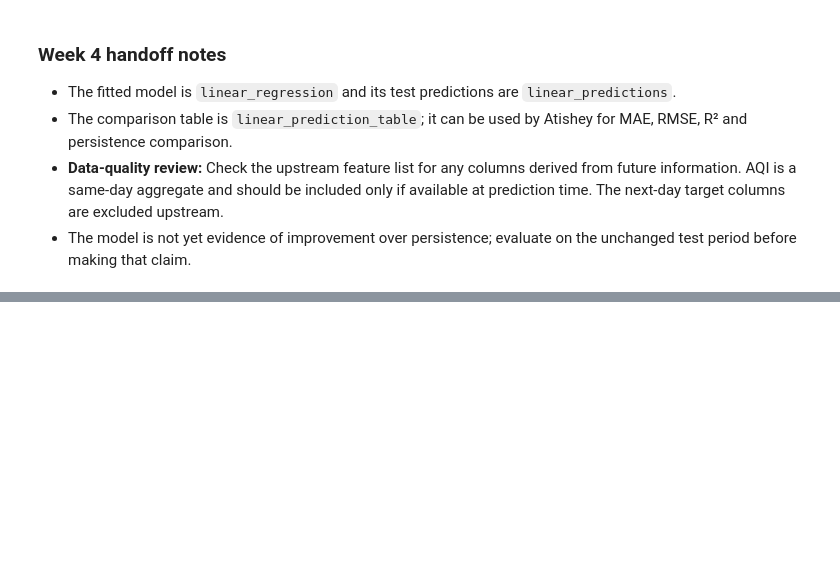
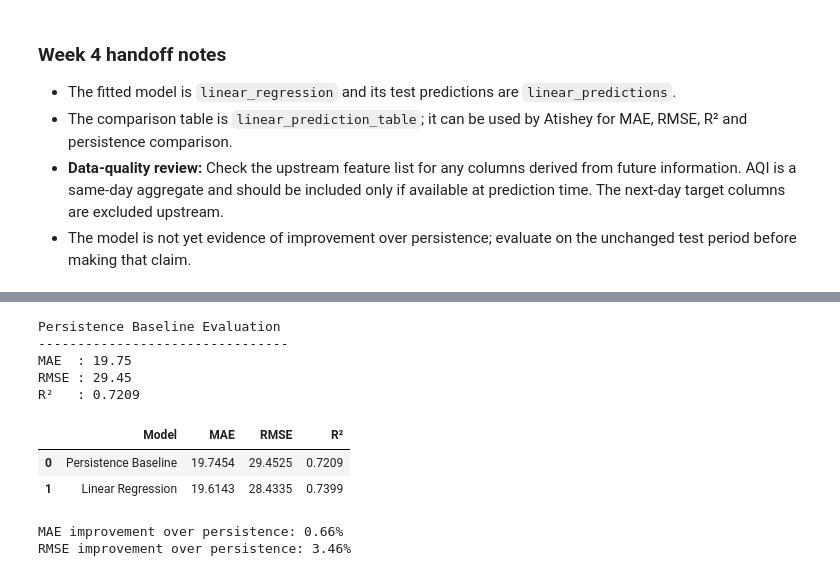
Before and after one commit to ajain347/NextDay-Air-quality-index_predictor, a Jupyter notebook: notebooks/03-models.ipynb, the cells around one changed output, grey strips where cells are left out. Saved outputs shown, nothing was run; the diff lists cells and outputs as text; code cells hidden in the pictures; blank space fills up the shorter version.

```diff
--- a/notebooks/03-models.ipynb
+++ b/notebooks/03-models.ipynb
@@ -414,0 +445,7 @@ display(linear_prediction_table.head(10))
+# %%
+y_actual = linear_prediction_table["Actual PM2.5 Tomorrow"]
+y_predicted = linear_prediction_table["Predicted PM2.5 Tomorrow"]
+# %%
+linear_mae = mean_absolute_error(y_actual, y_predicted)
+linear_rmse = np.sqrt(mean_squared_error(y_actual, y_predicted))
+linear_r2 = r2_score(y_actual, y_predicted)
@@ -414,0 +497,38 @@ display(linear_prediction_table.head(10))
+# %%
+print("Persistence Baseline Evaluation")
+print("--------------------------------")
+print(f"MAE  : {persistence_mae:.2f}")
+print(f"RMSE : {persistence_rmse:.2f}")
+print(f"R²   : {persistence_r2:.4f}")
+# %% [output]
+Persistence Baseline Evaluation
+--------------------------------
+MAE  : 19.75
+RMSE : 29.45
+R²   : 0.7209
+# %%
+comparison_metrics = pd.DataFrame({
+    "Model": ["Persistence Baseline", "Linear Regression"],
+    "MAE": [persistence_mae, linear_mae],
+    "RMSE": [persistence_rmse, linear_rmse],
+    "R²": [persistence_r2, linear_r2]
+})
+
+display(comparison_metrics.round(4))
+
+mae_improvement = (
+    (persistence_mae - linear_mae) / persistence_mae
+) * 100
+
+rmse_improvement = (
+    (persistence_rmse - linear_rmse) / persistence_rmse
+) * 100
+
+print(f"MAE improvement over persistence: {mae_improvement:.2f}%")
+print(f"RMSE improvement over persistence: {rmse_improvement:.2f}%")
+# %% [output]
+|  | Model | MAE | RMSE | R² |
+| 0 | Persistence Baseline | 19.7454 | 29.4525 | 0.7209 |
+| 1 | Linear Regression | 19.6143 | 28.4335 | 0.7399 |
+MAE improvement over persistence: 0.66%
+RMSE improvement over persistence: 3.46%
```
Also changed, not shown: parts of 10 cells of this notebook.
